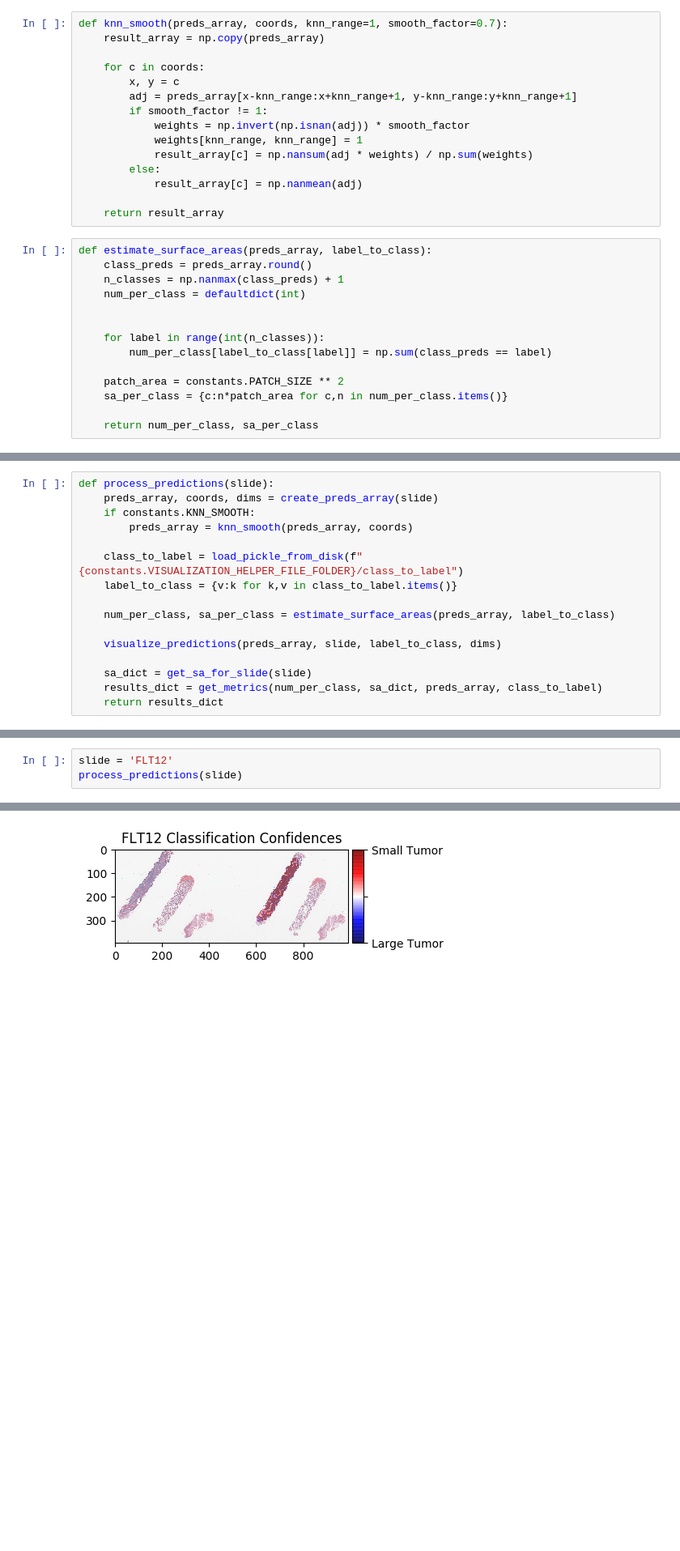
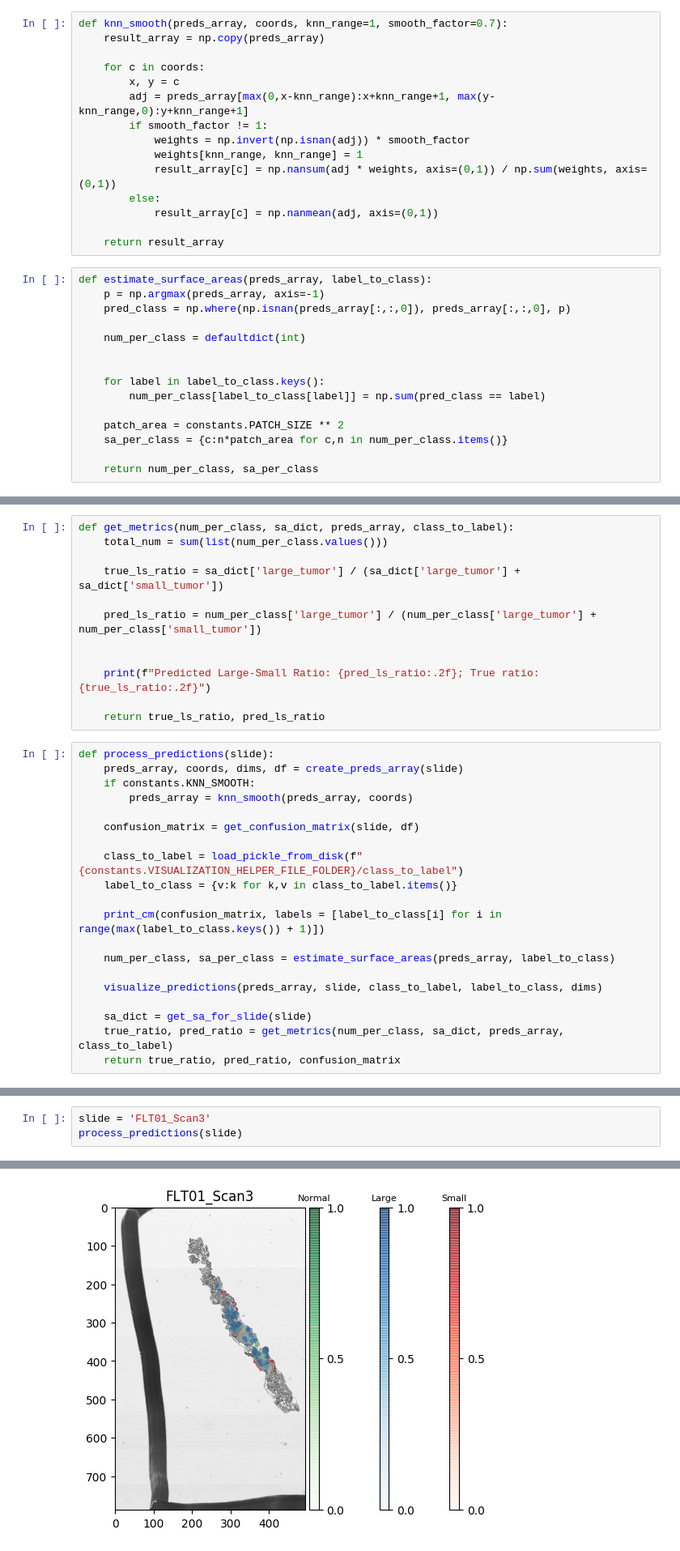
Before and after one commit to jonbleiberg88/deep_path, a Jupyter notebook: prediction_gen.ipynb, the cells around one changed output, grey strips where cells are left out. Shown at 81% size. Cells and saved outputs as stored; diff of their text form; blank space fills up the shorter version.

```diff
--- a/prediction_gen.ipynb
+++ b/prediction_gen.ipynb
@@ -34,24 +78,25 @@ def knn_smooth(preds_array, coords, knn_range=1, smooth_factor=0.7):
 
     for c in coords:
         x, y = c
-        adj = preds_array[x-knn_range:x+knn_range+1, y-knn_range:y+knn_range+1]
+        adj = preds_array[max(0,x-knn_range):x+knn_range+1, max(y-knn_range,0):y+knn_range+1]
         if smooth_factor != 1:
             weights = np.invert(np.isnan(adj)) * smooth_factor
             weights[knn_range, knn_range] = 1
-            result_array[c] = np.nansum(adj * weights) / np.sum(weights)
+            result_array[c] = np.nansum(adj * weights, axis=(0,1)) / np.sum(weights, axis=(0,1))
         else:
-            result_array[c] = np.nanmean(adj)
+            result_array[c] = np.nanmean(adj, axis=(0,1))
 
     return result_array
 # %%
 def estimate_surface_areas(preds_array, label_to_class):
-    class_preds = preds_array.round()
-    n_classes = np.nanmax(class_preds) + 1
+    p = np.argmax(preds_array, axis=-1)
+    pred_class = np.where(np.isnan(preds_array[:,:,0]), preds_array[:,:,0], p)
+
     num_per_class = defaultdict(int)
 
 
-    for label in range(int(n_classes)):
-        num_per_class[label_to_class[label]] = np.sum(class_preds == label)
+    for label in label_to_class.keys():
+        num_per_class[label_to_class[label]] = np.sum(pred_class == label)
 
     patch_area = constants.PATCH_SIZE ** 2
     sa_per_class = {c:n*patch_area for c,n in num_per_class.items()}
@@ -142,16 +188,32 @@ def get_metrics(num_per_class, sa_dict, preds_array, class_to_label):
+# %%
+def get_metrics(num_per_class, sa_dict, preds_array, class_to_label):
+    total_num = sum(list(num_per_class.values()))
+
+    true_ls_ratio = sa_dict['large_tumor'] / (sa_dict['large_tumor'] + sa_dict['small_tumor'])
+
+    pred_ls_ratio = num_per_class['large_tumor'] / (num_per_class['large_tumor'] + num_per_class['small_tumor'])
+
+
+    print(f"Predicted Large-Small Ratio: {pred_ls_ratio:.2f}; True ratio: {true_ls_ratio:.2f}")
+
+    return true_ls_ratio, pred_ls_ratio
 # %%
 def process_predictions(slide):
-    preds_array, coords, dims = create_preds_array(slide)
+    preds_array, coords, dims, df = create_preds_array(slide)
     if constants.KNN_SMOOTH:
         preds_array = knn_smooth(preds_array, coords)
+
+    confusion_matrix = get_confusion_matrix(slide, df)
 
     class_to_label = load_pickle_from_disk(f"{constants.VISUALIZATION_HELPER_FILE_FOLDER}/class_to_label")
     label_to_class = {v:k for k,v in class_to_label.items()}
 
+    print_cm(confusion_matrix, labels = [label_to_class[i] for i in range(max(label_to_class.keys()) + 1)])
+
     num_per_class, sa_per_class = estimate_surface_areas(preds_array, label_to_class)
 
-    visualize_predictions(preds_array, slide, label_to_class, dims)
+    visualize_predictions(preds_array, slide, class_to_label, label_to_class, dims)
 
     sa_dict = get_sa_for_slide(slide)
-    results_dict = get_metrics(num_per_class, sa_dict, preds_array, class_to_label)
-    return results_dict
+    true_ratio, pred_ratio = get_metrics(num_per_class, sa_dict, preds_array, class_to_label)
+    return true_ratio, pred_ratio, confusion_matrix
@@ -164,4 +236,4 @@ def process_all_predictions():
 # %%
-slide = 'FLT12'
+slide = 'FLT01_Scan3'
 process_predictions(slide)
 # %% [output]
@@ -168 +246 @@ process_predictions(slide)
-[figure, old version]
+[figure, new version]
```
Also changed, not shown: parts of 10 cells of this notebook.
